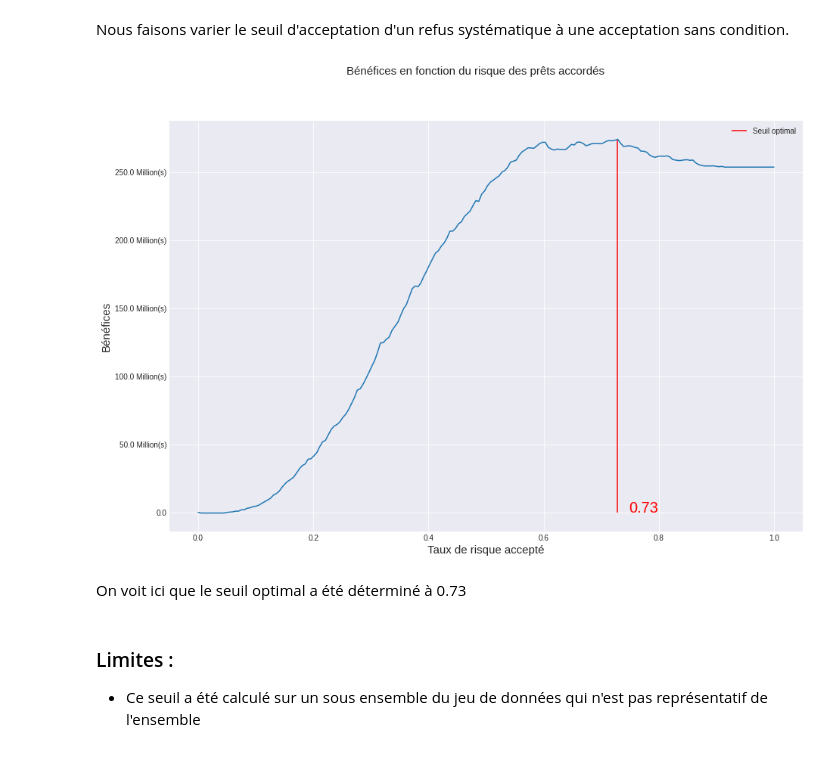
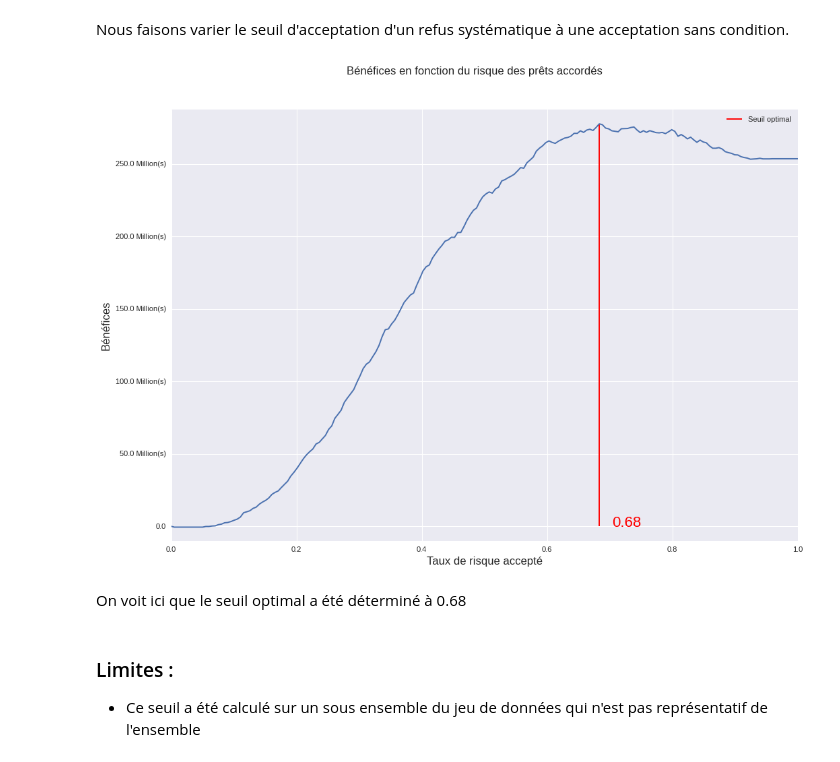
Before and after one commit to DRP-CB/projet-dashboard, a Jupyter notebook: modélisation/modélisation.ipynb, the cells around one changed output. Saved outputs shown, nothing was run; the diff lists cells and outputs as text; code cells hidden in the pictures.

```diff
--- a/modélisation/modélisation.ipynb
+++ b/modélisation/modélisation.ipynb
@@ -214,0 +217,3 @@ fbeta_score(y_test,finalModel.predict(X_test.values),beta=2)
+# %%
+fullDataModel.fit(X_train.append(X_search).values,
+                  y_train.append(y_search))
@@ -214,0 +223,4 @@ fbeta_score(y_test,finalModel.predict(X_test.values),beta=2)
+# %%
+plt.style.use('classic')
+disp = ConfusionMatrixDisplay(confusion_matrix(y_test,fullDataModel.predict(X_test.values)))
+disp.plot();
@@ -280,7 +275,7 @@ Plutôt que considérer qu'un risque de défaut de paiement supérieur à 50% =
 # %% [markdown]
 On récupère seulement la probabilité qu'un client ne rembourse pas son prêt
 # %%
-probas = finalModel.predict_proba(X.values)
+probas = fullDataModel.predict_proba(X.values)
 # %%
 defaultProba = [proba[1] for proba in probas]
 # %% [markdown]
@@ -331,6 +326,7 @@ Malheuresement la colonne 'RATE_INTEREST_PRIMARY' contenant le pourcentage d'int
 # %% [markdown]
 De plus, la distribution des crédits remboursés et en défaut est fidèle au reste du dataset.
 # %%
+plt.style.use('seaborn')
 fig, ax = plt.subplots(1,2,figsize=(10,5))
 
 sns.barplot(x=[0,1],
@@ -399,27 +393,29 @@ def readable_number(number,tick_number):
         str_number = str(np.round(number / 1000000000,2))
         return f'{str_number} Milliard(s)'
 # %%
+plt.style.use('seaborn')
 fig, ax = plt.subplots(figsize=(15,10))
 ax.vlines(ymax=bestBalance,
            ymin=0,
            x=optimalTreshold,
            colors='red',
            label='Seuil optimal')
 plt.text(x=optimalTreshold+0.02,
          y=0.2,
          s=np.round(optimalTreshold,2),
          fontsize=20,
         color='red')
 plt.legend()
+plt.ylim(-10000000,10000000+max(balances))
 plt.plot(threshs,balances)
 ax.yaxis.set_major_formatter(plt.FuncFormatter(readable_number))
 plt.ylabel("Bénéfices", fontsize=15)
 plt.xlabel('Taux de risque accepté', fontsize=15)
 plt.suptitle("Bénéfices en fonction du risque des prêts accordés", fontsize=15);
 # %% [output]
-[figure, old version]
+[figure, new version]
 # %% [markdown]
-On voit ici que le seuil optimal a été déterminé à 0.73
+On voit ici que le seuil optimal a été déterminé à 0.68
 # %% [markdown]
 ### Limites :
 - Ce seuil a été calculé sur un sous ensemble du jeu de données qui n'est pas représentatif de l'ensemble
```
Also changed, not shown: parts of 59 cells of this notebook, 4 other files.
